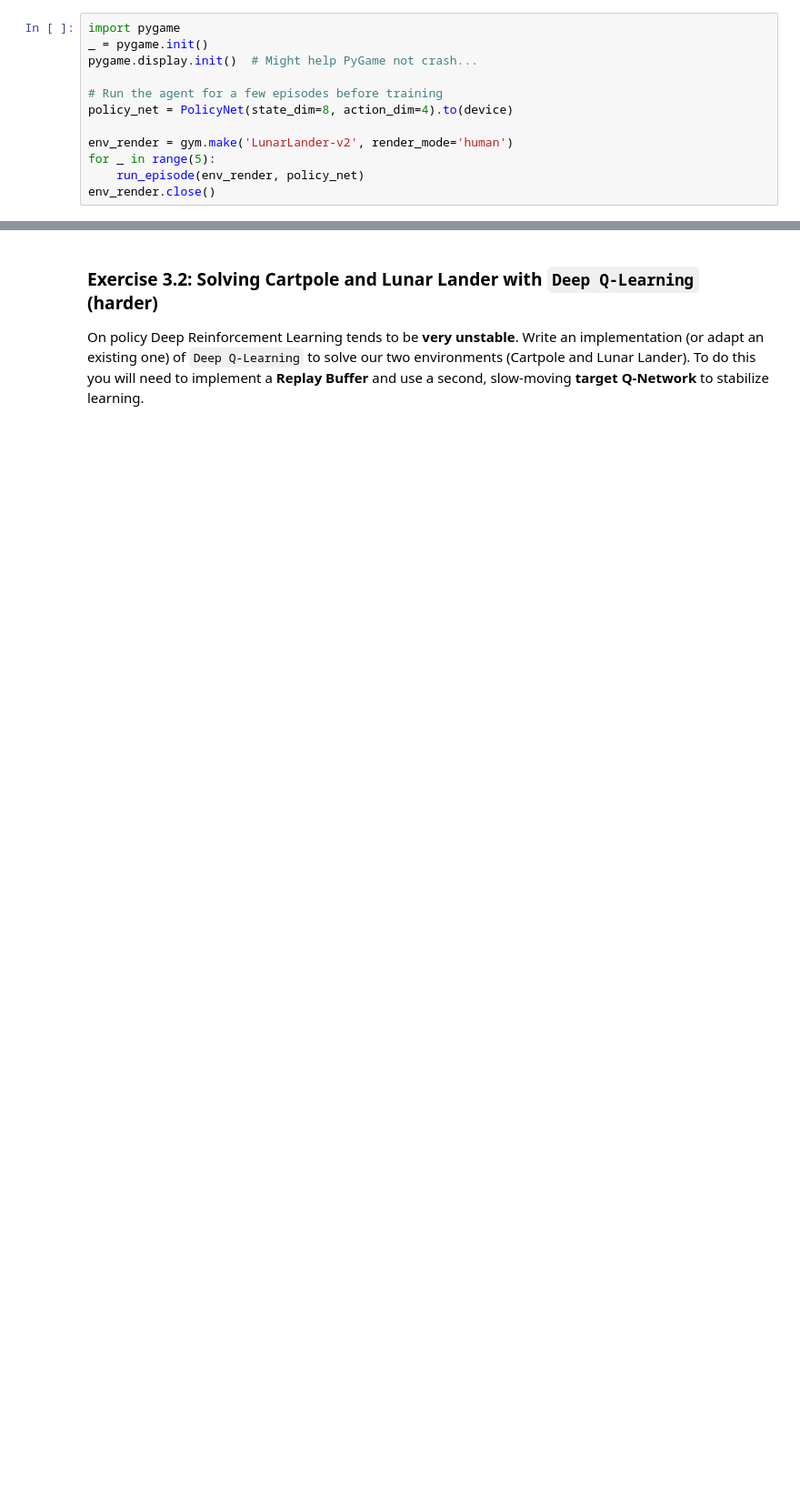
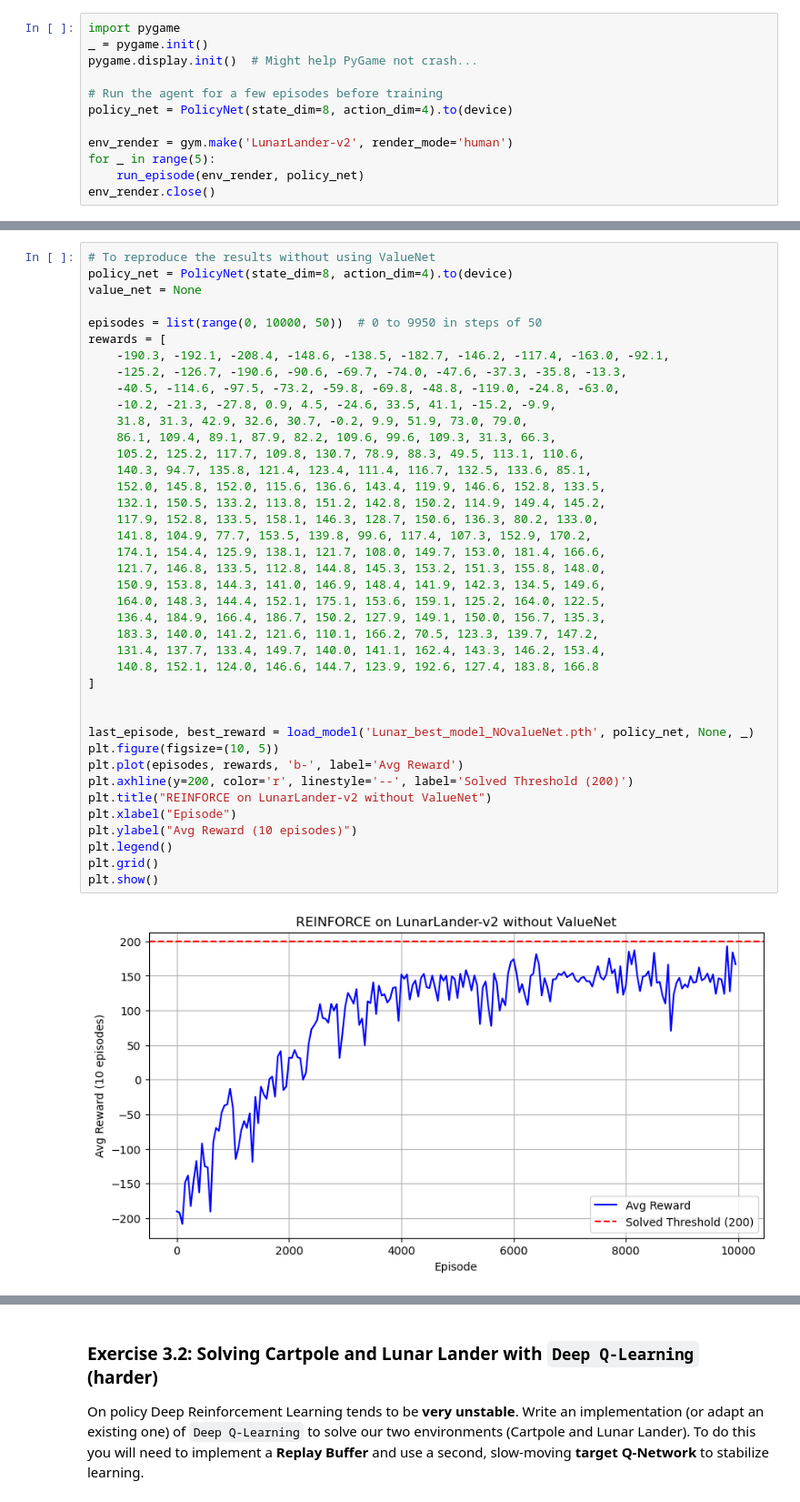
Before and after one commit to Daino360/DLA-Labs, a Jupyter notebook: LAB2/DLA-Lab2-DRL.ipynb, the cells around one changed output, grey strips where cells are left out. Shown: that part at 91% size. Saved outputs shown, nothing was run; the diff lists cells and outputs as text; blank space fills up the shorter version.

```diff
--- a/LAB2/DLA-Lab2-DRL.ipynb
+++ b/LAB2/DLA-Lab2-DRL.ipynb
@@ -869,0 +926,42 @@ NameError: name 'policy_net' is not defined
+# %%
+# To reproduce the results without using ValueNet
+policy_net = PolicyNet(state_dim=8, action_dim=4).to(device)
+value_net = None
+
+episodes = list(range(0, 10000, 50))  # 0 to 9950 in steps of 50
+rewards = [
+    -190.3, -192.1, -208.4, -148.6, -138.5, -182.7, -146.2, -117.4, -163.0, -92.1,
+    -125.2, -126.7, -190.6, -90.6, -69.7, -74.0, -47.6, -37.3, -35.8, -13.3,
+    -40.5, -114.6, -97.5, -73.2, -59.8, -69.8, -48.8, -119.0, -24.8, -63.0,
+    -10.2, -21.3, -27.8, 0.9, 4.5, -24.6, 33.5, 41.1, -15.2, -9.9,
+    31.8, 31.3, 42.9, 32.6, 30.7, -0.2, 9.9, 51.9, 73.0, 79.0,
+    86.1, 109.4, 89.1, 87.9, 82.2, 109.6, 99.6, 109.3, 31.3, 66.3,
+    105.2, 125.2, 117.7, 109.8, 130.7, 78.9, 88.3, 49.5, 113.1, 110.6,
+    140.3, 94.7, 135.8, 121.4, 123.4, 111.4, 116.7, 132.5, 133.6, 85.1,
+    152.0, 145.8, 152.0, 115.6, 136.6, 143.4, 119.9, 146.6, 152.8, 133.5,
+    132.1, 150.5, 133.2, 113.8, 151.2, 142.8, 150.2, 114.9, 149.4, 145.2,
+    117.9, 152.8, 133.5, 158.1, 146.3, 128.7, 150.6, 136.3, 80.2, 133.0,
+    141.8, 104.9, 77.7, 153.5, 139.8, 99.6, 117.4, 107.3, 152.9, 170.2,
+    174.1, 154.4, 125.9, 138.1, 121.7, 108.0, 149.7, 153.0, 181.4, 166.6,
+    121.7, 146.8, 133.5, 112.8, 144.8, 145.3, 153.2, 151.3, 155.8, 148.0,
+    150.9, 153.8, 144.3, 141.0, 146.9, 148.4, 141.9, 142.3, 134.5, 149.6,
+    164.0, 148.3, 144.4, 152.1, 175.1, 153.6, 159.1, 125.2, 164.0, 122.5,
+    136.4, 184.9, 166.4, 186.7, 150.2, 127.9, 149.1, 150.0, 156.7, 135.3,
+    183.3, 140.0, 141.2, 121.6, 110.1, 166.2, 70.5, 123.3, 139.7, 147.2,
+    131.4, 137.7, 133.4, 149.7, 140.0, 141.1, 162.4, 143.3, 146.2, 153.4,
+    140.8, 152.1, 124.0, 146.6, 144.7, 123.9, 192.6, 127.4, 183.8, 166.8
+]
+
+
+last_episode, best_reward = load_model('Lunar_best_model_NOvalueNet.pth', policy_net, None, _)
+plt.figure(figsize=(10, 5))
+plt.plot(episodes, rewards, 'b-', label='Avg Reward')
+plt.axhline(y=200, color='r', linestyle='--', label='Solved Threshold (200)')
+plt.title("REINFORCE on LunarLander-v2 without ValueNet")
+plt.xlabel("Episode")
+plt.ylabel("Avg Reward (10 episodes)")
+plt.legend()
+plt.grid()
+plt.show()
+# %% [output]
+[figure, added]
```
Also changed, not shown: parts of 24 cells of this notebook.
